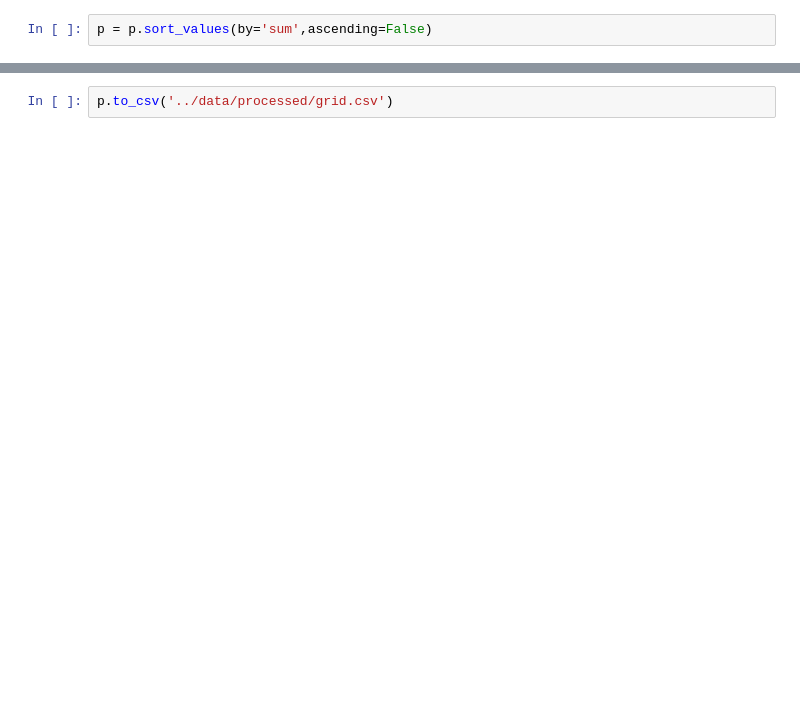
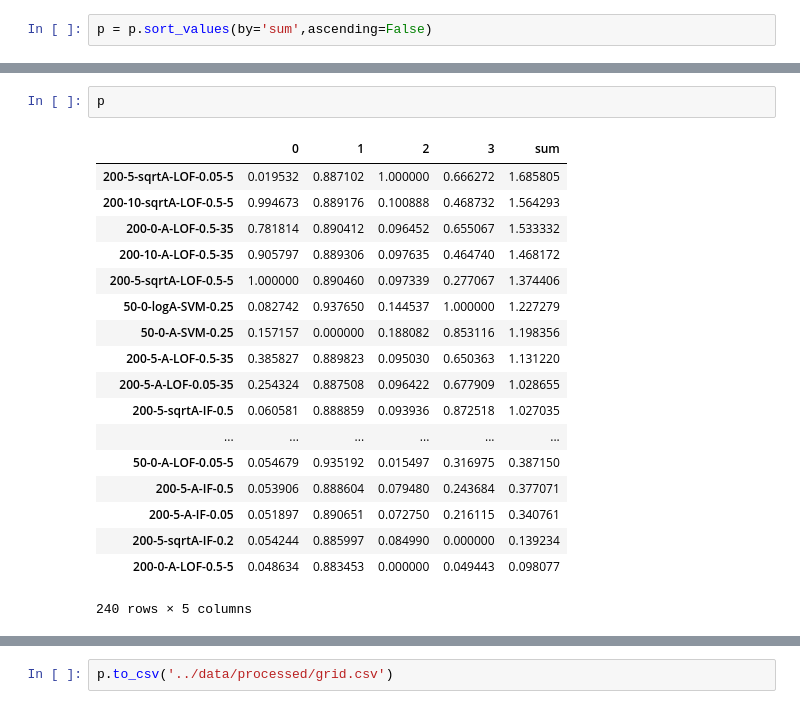
Before and after one commit to ishowta/wovle, a Jupyter notebook: notebooks/50-compare-grid-result.ipynb, the cells around one changed output, grey strips where cells are left out. Cells and saved outputs as stored; diff of their text form; blank space fills up the shorter version.

```diff
--- a/notebooks/50-compare-grid-result.ipynb
+++ b/notebooks/50-compare-grid-result.ipynb
@@ -83,0 +90,21 @@ p
+# %%
+p
+# %% [output]
+|  | 0 | 1 | 2 | 3 | sum |
+| 200-5-sqrtA-LOF-0.05-5 | 0.019532 | 0.887102 | 1.000000 | 0.666272 | 1.685805 |
+| 200-10-sqrtA-LOF-0.5-5 | 0.994673 | 0.889176 | 0.100888 | 0.468732 | 1.564293 |
+| 200-0-A-LOF-0.5-35 | 0.781814 | 0.890412 | 0.096452 | 0.655067 | 1.533332 |
+| 200-10-A-LOF-0.5-35 | 0.905797 | 0.889306 | 0.097635 | 0.464740 | 1.468172 |
+| 200-5-sqrtA-LOF-0.5-5 | 1.000000 | 0.890460 | 0.097339 | 0.277067 | 1.374406 |
+| 50-0-logA-SVM-0.25 | 0.082742 | 0.937650 | 0.144537 | 1.000000 | 1.227279 |
+| 50-0-A-SVM-0.25 | 0.157157 | 0.000000 | 0.188082 | 0.853116 | 1.198356 |
+| 200-5-A-LOF-0.5-35 | 0.385827 | 0.889823 | 0.095030 | 0.650363 | 1.131220 |
+| 200-5-A-LOF-0.05-35 | 0.254324 | 0.887508 | 0.096422 | 0.677909 | 1.028655 |
+| 200-5-sqrtA-IF-0.5 | 0.060581 | 0.888859 | 0.093936 | 0.872518 | 1.027035 |
+| ... | ... | ... | ... | ... | ... |
+| 50-0-A-LOF-0.05-5 | 0.054679 | 0.935192 | 0.015497 | 0.316975 | 0.387150 |
+| 200-5-A-IF-0.5 | 0.053906 | 0.888604 | 0.079480 | 0.243684 | 0.377071 |
+| 200-5-A-IF-0.05 | 0.051897 | 0.890651 | 0.072750 | 0.216115 | 0.340761 |
+| 200-5-sqrtA-IF-0.2 | 0.054244 | 0.885997 | 0.084990 | 0.000000 | 0.139234 |
+| 200-0-A-LOF-0.5-5 | 0.048634 | 0.883453 | 0.000000 | 0.049443 | 0.098077 |
+240 rows × 5 columns
```
Also changed, not shown: parts of 15 cells of this notebook.
